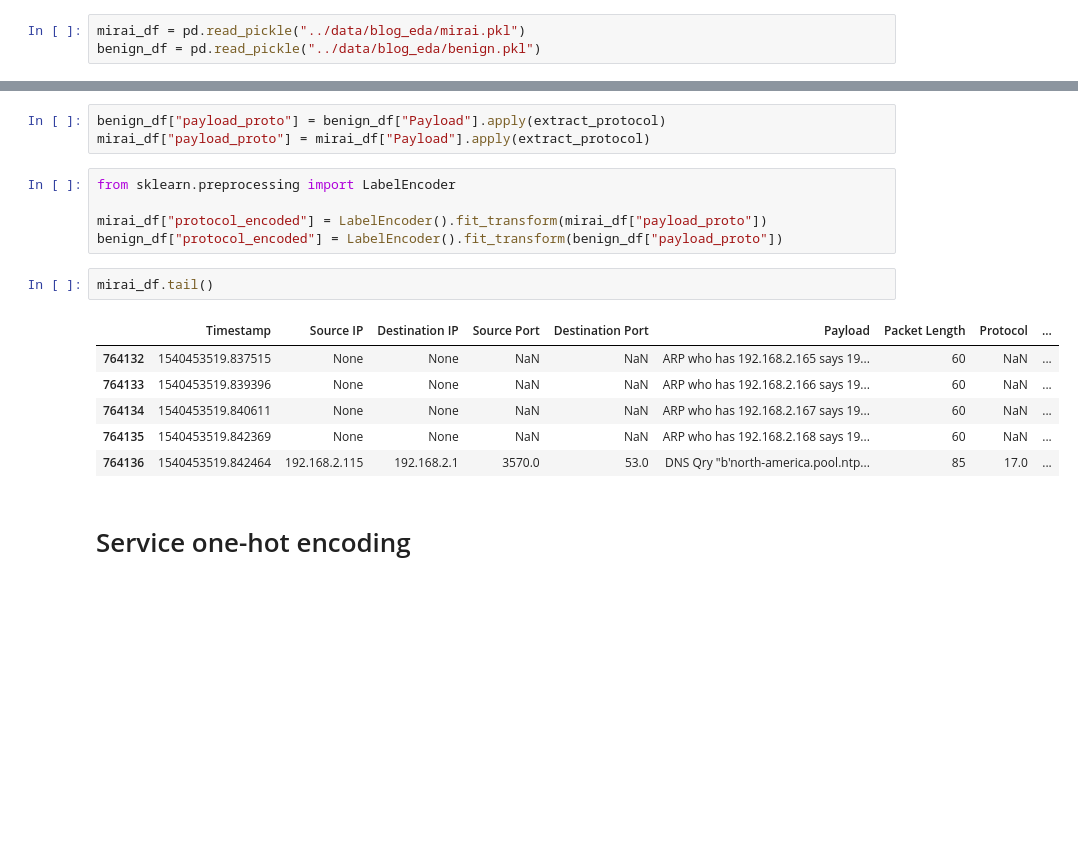
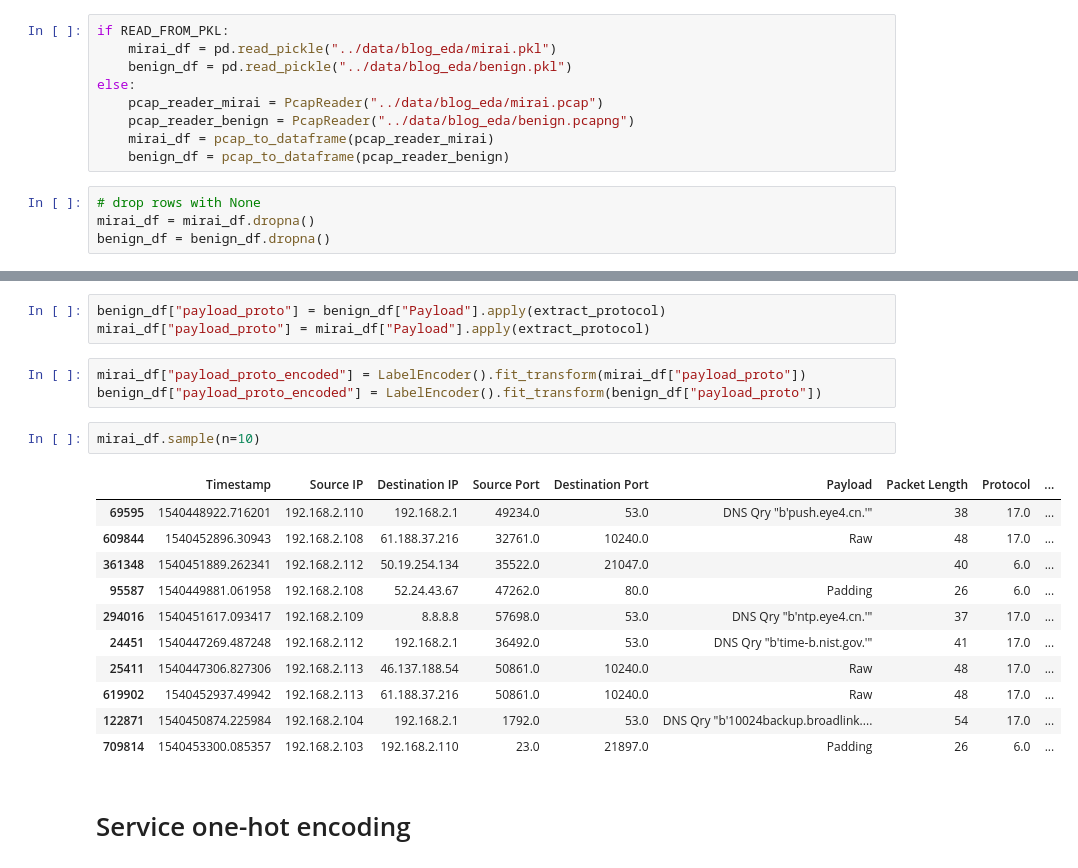
Before and after one commit to mundruid/cyber-ml, a Jupyter notebook: cyber_ml/blog_fe_3.ipynb, the cells around one changed output, grey strips where cells are left out. Saved outputs shown, nothing was run; the diff lists cells and outputs as text; blank space fills up the shorter version.

```diff
--- a/cyber_ml/blog_fe_3.ipynb
+++ b/cyber_ml/blog_fe_3.ipynb
@@ -25,5 +11,15 @@ from read_pcaps import pcap_to_dataframe
 # define a variable that allows you to read prior saved pkl files
 READ_FROM_PKL = True
 # %%
-mirai_df = pd.read_pickle("../data/blog_eda/mirai.pkl")
-benign_df = pd.read_pickle("../data/blog_eda/benign.pkl")
+if READ_FROM_PKL:
+    mirai_df = pd.read_pickle("../data/blog_eda/mirai.pkl")
+    benign_df = pd.read_pickle("../data/blog_eda/benign.pkl")
+else:
+    pcap_reader_mirai = PcapReader("../data/blog_eda/mirai.pcap")
+    pcap_reader_benign = PcapReader("../data/blog_eda/benign.pcapng")
+    mirai_df = pcap_to_dataframe(pcap_reader_mirai)
+    benign_df = pcap_to_dataframe(pcap_reader_benign)
+# %%
+# drop rows with None
+mirai_df = mirai_df.dropna()
+benign_df = benign_df.dropna()
@@ -59,19 +69,22 @@ def extract_protocol(payload):
 benign_df["payload_proto"] = benign_df["Payload"].apply(extract_protocol)
 mirai_df["payload_proto"] = mirai_df["Payload"].apply(extract_protocol)
 # %%
-from sklearn.preprocessing import LabelEncoder
-
-mirai_df["protocol_encoded"] = LabelEncoder().fit_transform(mirai_df["payload_proto"])
-benign_df["protocol_encoded"] = LabelEncoder().fit_transform(benign_df["payload_proto"])
+mirai_df["payload_proto_encoded"] = LabelEncoder().fit_transform(mirai_df["payload_proto"])
+benign_df["payload_proto_encoded"] = LabelEncoder().fit_transform(benign_df["payload_proto"])
-# %%
-mirai_df.tail()
-# %% [output]
-|  | Timestamp | Source IP | Destination IP | Source Port | Destination Port | Payload | Packet Length | Protocol | ... |
-| 764132 | 1540453519.837515 | None | None | NaN | NaN | ARP who has 192.168.2.165 says 19... | 60 | NaN | ... |
-| 764133 | 1540453519.839396 | None | None | NaN | NaN | ARP who has 192.168.2.166 says 19... | 60 | NaN | ... |
-| 764134 | 1540453519.840611 | None | None | NaN | NaN | ARP who has 192.168.2.167 says 19... | 60 | NaN | ... |
-| 764135 | 1540453519.842369 | None | None | NaN | NaN | ARP who has 192.168.2.168 says 19... | 60 | NaN | ... |
-| 764136 | 1540453519.842464 | 192.168.2.115 | 192.168.2.1 | 3570.0 | 53.0 | DNS Qry "b'north-america.pool.ntp... | 85 | 17.0 | ... |
+# %%
+mirai_df.sample(n=10)
+# %% [output]
+|  | Timestamp | Source IP | Destination IP | Source Port | Destination Port | Payload | Packet Length | Protocol | ... |
+| 69595 | 1540448922.716201 | 192.168.2.110 | 192.168.2.1 | 49234.0 | 53.0 | DNS Qry "b'push.eye4.cn.'" | 38 | 17.0 | ... |
+| 609844 | 1540452896.30943 | 192.168.2.108 | 61.188.37.216 | 32761.0 | 10240.0 | Raw | 48 | 17.0 | ... |
+| 361348 | 1540451889.262341 | 192.168.2.112 | 50.19.254.134 | 35522.0 | 21047.0 |  | 40 | 6.0 | ... |
+| 95587 | 1540449881.061958 | 192.168.2.108 | 52.24.43.67 | 47262.0 | 80.0 | Padding | 26 | 6.0 | ... |
+| 294016 | 1540451617.093417 | 192.168.2.109 | 8.8.8.8 | 57698.0 | 53.0 | DNS Qry "b'ntp.eye4.cn.'" | 37 | 17.0 | ... |
+| 24451 | 1540447269.487248 | 192.168.2.112 | 192.168.2.1 | 36492.0 | 53.0 | DNS Qry "b'time-b.nist.gov.'" | 41 | 17.0 | ... |
+| 25411 | 1540447306.827306 | 192.168.2.113 | 46.137.188.54 | 50861.0 | 10240.0 | Raw | 48 | 17.0 | ... |
+| 619902 | 1540452937.49942 | 192.168.2.113 | 61.188.37.216 | 50861.0 | 10240.0 | Raw | 48 | 17.0 | ... |
+| 122871 | 1540450874.225984 | 192.168.2.104 | 192.168.2.1 | 1792.0 | 53.0 | DNS Qry "b'10024backup.broadlink.... | 54 | 17.0 | ... |
+| 709814 | 1540453300.085357 | 192.168.2.103 | 192.168.2.110 | 23.0 | 21897.0 | Padding | 26 | 6.0 | ... |
 # %% [markdown]
 # Service one-hot encoding
 # %% [markdown]
```
Also changed, not shown: parts of 33 cells of this notebook.
